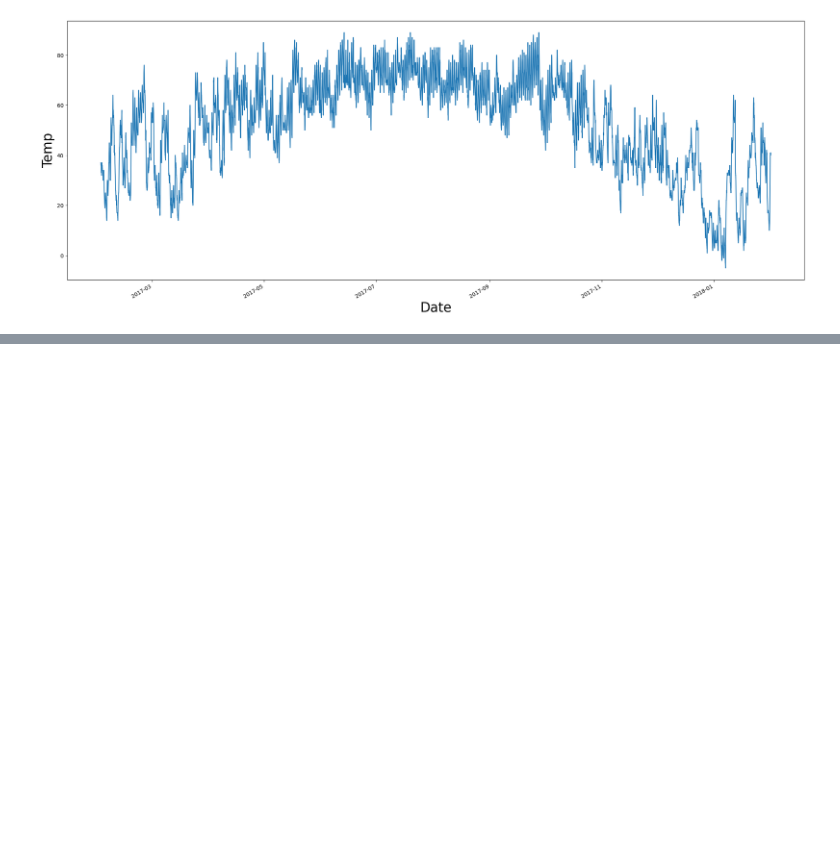
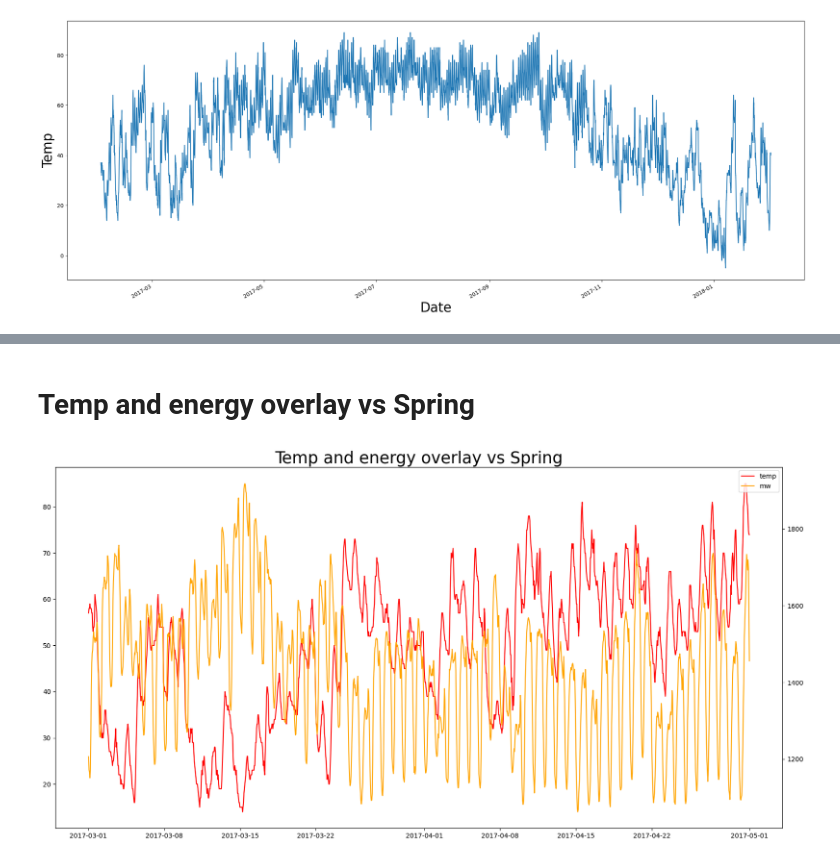
Before and after one commit to mkartheekraj/TimeSeries_Forecasting-Python, a Jupyter notebook: 1st_Project_Energy_Prediction.ipynb, the cells around one changed output, grey strips where cells are left out. Saved outputs shown, nothing was run; the diff lists cells and outputs as text; code cells hidden in the pictures; blank space fills up the shorter version.

```diff
--- a/1st_Project_Energy_Prediction.ipynb
+++ b/1st_Project_Energy_Prediction.ipynb
@@ -321,0 +337,16 @@ Text(0.5, 0, 'Date')
+# %% [markdown]
+# Temp and energy overlay vs Spring
+# %%
+plt.figure(figsize = (20, 10))
+
+ax1 = plt.subplot()
+plt.title('Temp and energy overlay vs Spring',size=25)
+l1, = ax1.plot(df_train.loc['2017-03-01 00:00:00':'2017-05-01 00:00:00',"temp"], color='red')
+ax2 = ax1.twinx()
+l2, = ax2.plot(df_train.loc['2017-03-01 00:00:00':'2017-05-01 00:00:00',"mw"], color='orange')
+
+plt.legend([l1, l2], ["temp", "mw"])
+
+plt.show()
+# %% [output]
+[figure, added]
```
Also changed, not shown: parts of 16 cells of this notebook.
